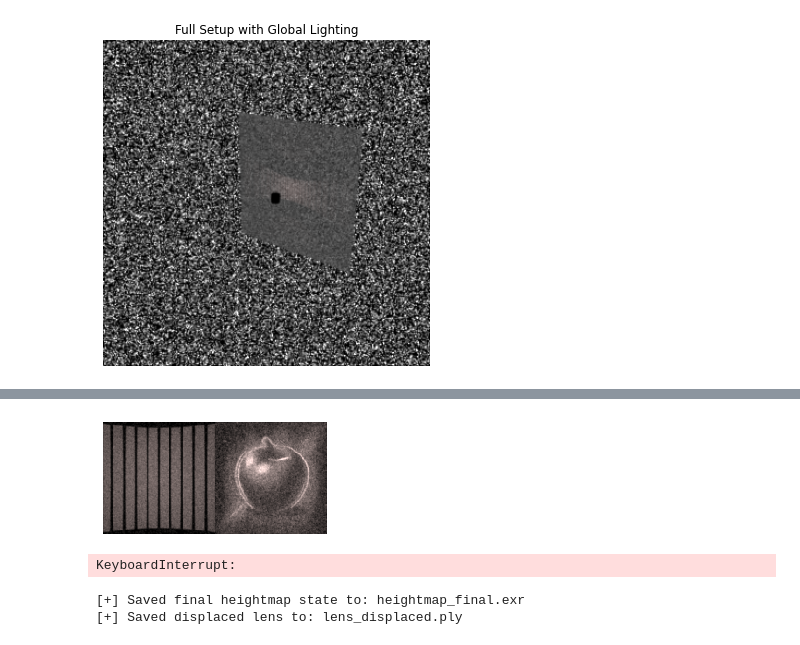
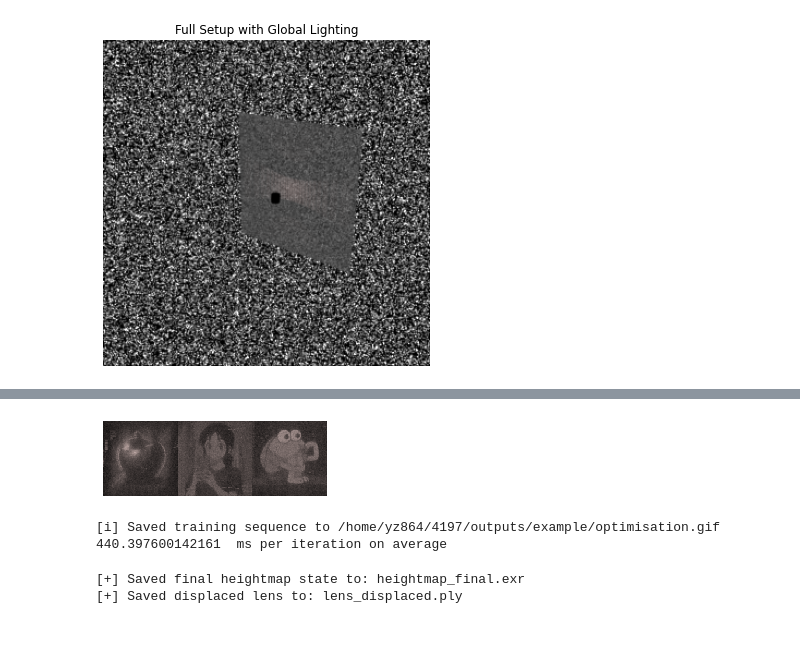
Before and after one commit to theREALevan/Optimized-Caustics, a Jupyter notebook: Revised_4197_Final_Caustics.ipynb, the cells around one changed output, grey strips where cells are left out. Drawn from its saved outputs; the diff is of its cells as text; code cells hidden in the pictures.

```diff
--- a/Revised_4197_Final_Caustics.ipynb
+++ b/Revised_4197_Final_Caustics.ipynb
@@ -705,7 +745,7 @@ for it in tqdm(range(iterations), desc='Optimising', ncols=0):
 
     # Render both views
     imgs = []
-    for cam in (s0, s1):
+    for cam in (s0, s1, s2):
         img_i = mi.render(scene, params,
                           sensor=cam,
                           seed=it,
@@ -715,14 +755,24 @@ for it in tqdm(range(iterations), desc='Optimising', ncols=0):
     # ---------- GIF frame (every iteration) ----------------------------------
     rgb8_0 = (np.clip(np.sqrt(imgs[0].numpy()), 0.0, 1.0) * 255).astype(np.uint8)
     rgb8_1 = (np.clip(np.sqrt(imgs[1].numpy()), 0.0, 1.0) * 255).astype(np.uint8)
-    rgb8   = np.hstack([rgb8_0, rgb8_1])
+    rgb8_2 = (np.clip(np.sqrt(imgs[2].numpy()), 0.0, 1.0) * 255).astype(np.uint8)
+    rgb8   = np.hstack([rgb8_0, rgb8_1, rgb8_2])
     gif_writer.append_data(rgb8)                          ### GIF
     # -------------------------------------------------------------------------
 
     # Joint scale-independent loss over both views
     loss0 = scale_independent_loss(imgs[0], refs[0])
     loss1 = scale_independent_loss(imgs[1], refs[1])
-    loss  = loss0 + loss1
+    loss2 = scale_independent_loss(imgs[2], refs[2])
+
+    if it % 3 == 0:
+        loss = loss0
+    elif it % 3 == 1:
+        loss = loss1
+    else:
+        loss = loss2
+
+    # loss = loss1
 
     # Back-propagate errors to input parameters and take an optimizer step
     dr.backward(loss)
@@ -742,35 +792,36 @@ for it in tqdm(range(iterations), desc='Optimising', ncols=0):
     mi.Thread.thread().logger().log_progress(
         it / (iterations-1),
         f'Iteration {it:03d}: loss={current_loss:g} (took {elapsed_ms:.0f}ms)',
         'Caustic Optimization', ''
     )
 
     # Increase rendering quality toward the end of the optimization
     if it in (int(0.7 * iterations), int(0.9 * iterations)):
         spp *= 2
         opt.set_learning_rate(0.5 * opt.lr['data'])
 
     # ---------- live preview every 10 iterations -------------------------------------------------------
     if it % 10 == 0:
         if _img_handle is None:
             _img_handle = _ax.imshow(rgb8, interpolation='nearest')
             _ax.axis('off')
             _disp_handle = display(_fig, display_id=True)
         else:
             _img_handle.set_data(rgb8)
             _disp_handle.update(_fig)
     # --------------------------------------------------------------------------------------------------
 
 end_time = time.time()
 plt.close(_fig)    # clean-up the figure so the notebook shows only the final frame
 
 gif_writer.close()                                      ### GIF
 print(f'[i] Saved training sequence to {gif_path}')     ### GIF
 print(((end_time - start_time) * 1000) / iterations, ' ms per iteration on average')
 mi.set_log_level(mi.LogLevel.Info)
 # %% [output]
-[figure, old version]
+[figure, new version]
-KeyboardInterrupt:
+[i] Saved training sequence to /home/yz864/4197/outputs/example/optimisation.gif
+440.397600142161  ms per iteration on average
 # %%
 # --- Save final heightmap and displaced mesh ---
 mi.set_log_level(mi.LogLevel.Error)
```
Also changed, not shown: parts of 5 cells of this notebook.
